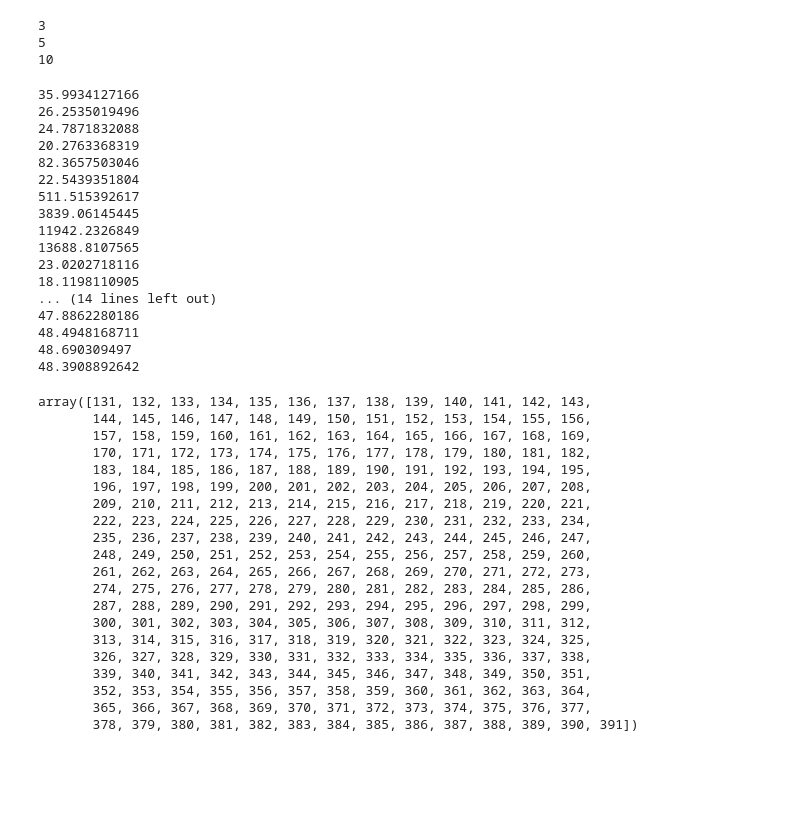
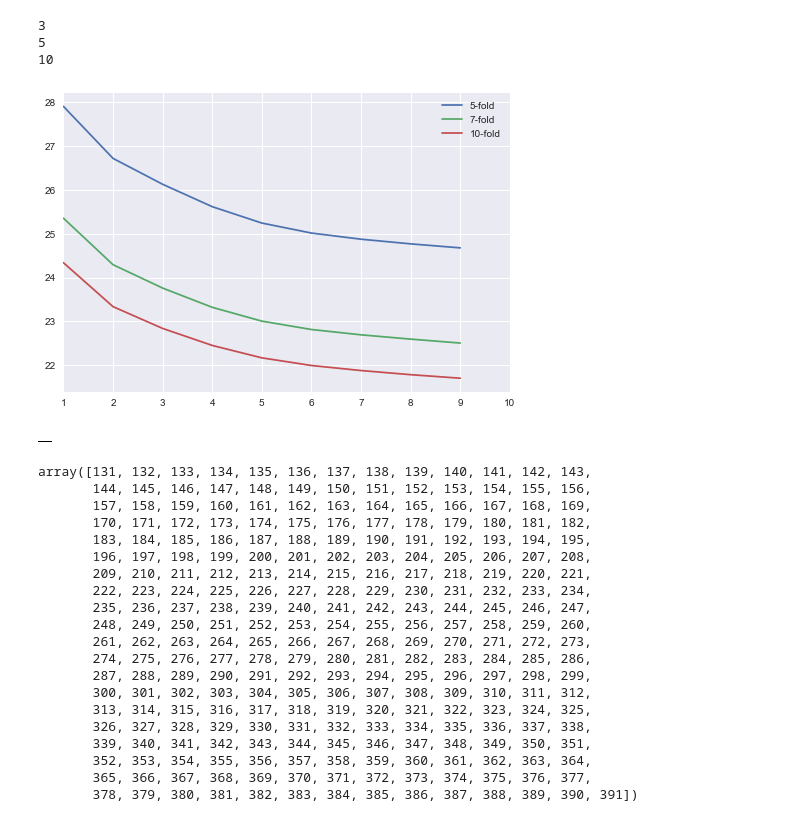
Before and after one commit to tvganesh/ML-Part2, a Jupyter notebook: RandPython-Part2.ipynb, the cells around one changed output. Cells and saved outputs as stored; diff of their text form; code cells hidden in the pictures; blank space fills up the shorter version.

```diff
--- a/RandPython-Part2.ipynb
+++ b/RandPython-Part2.ipynb
@@ -452,61 +452,66 @@ for i, value in enumerate(fold):
 # %%
 
 #a=np.zeros(30).reshape(3,10)
 #cv_error=[]
 #mse_error=[]
 #fold=[3,5,10]
 #degree1=[1,2,3,4,5,6,7,8,9,10]
 #for i, value in enumerate(fold):
 from sklearn.cross_validation import train_test_split, KFold
 from sklearn.preprocessing import PolynomialFeatures
 from sklearn.metrics import mean_squared_error
 autoDF =pd.read_csv("auto_mpg.csv",encoding="ISO-8859-1")
 autoDF.shape
 autoDF.columns
 autoDF1=autoDF[['mpg','cylinder','displacement','horsepower','weight','acceleration','year']]
 autoDF2 = autoDF1.apply(pd.to_numeric, errors='coerce')
 autoDF3=autoDF2.dropna()
 autoDF3.shape
 #X=autoDF3[['cylinder','displacement','horsepower','weight']]
 X=autoDF3[['horsepower']]
 y=autoDF3['mpg']
 
+# For degreee
+def computeCVError(X,y,folds):
+    deg=[]
+    mse=[]
+    degree1=[1,2,3,4,5,6,7,8,9,10]
+    for j in degree1:
+        kf = KFold(len(X),n_folds=folds)
+        for train_index, test_index in kf:
+            X_train, X_test = X.iloc[train_index], X.iloc[test_index]
+            y_train, y_test = y.iloc[train_index], y.iloc[test_index]
 
+            poly = PolynomialFeatures(degree=j)
+            X_train_poly = poly.fit_transform(X_train)
+            X_test_poly = poly.fit_transform(X_test)
+            linreg = LinearRegression().fit(X_train_poly, y_train)
+            y_pred = linreg.predict(X_test_poly)
+            test_mse = mean_squared_error(y_test, y_pred)
+            mse.append(test_mse)
+        deg.append(np.mean(mse))
 
-kf = KFold(len(X_poly),n_folds=3)
-for train_index, test_index in kf:
-                X_train, X_test = X.iloc[train_index], X.iloc[test_index]
-                y_train, y_test = y.iloc[train_index], y.iloc[test_index]
-                for j in degree1:
-                    poly = PolynomialFeatures(degree=j)
-                    X_train_poly = poly.fit_transform(X_train)
-                    X_test_poly = poly.fit_transform(X_test)
-                    linreg = LinearRegression().fit(X_train_poly, y_train)
-                    cv_scores = cross_val_score(linreg, X, y,cv=value)
-                    y_pred = linreg.predict(X_test_poly)
-                    test_mse = mean_squared_error(y_test, y_pred)
-                    print(test_mse)
-                #a[i,j-1]=test_mse
-        #print(test_mse)
-        #mse_error.append(test_mse)
+    return(deg)
+
+df=pd.DataFrame()
+for folds in [5,7,10]:
+    cvError=computeCVError(X,y,folds)
+    df1=pd.DataFrame(cvError)
+    df=pd.concat([df,df1],axis=1)
+    #print(cvError)
+
+df.columns=['5-fold','7-fold','10-fold']
+df1=df.reindex([1,2,3,4,5,6,7,8,9,10])
+df1
+df1.plot()
+plt.show()
 # %% [output]
-35.9934127166
-26.2535019496
-24.7871832088
-20.2763368319
-82.3657503046
-22.5439351804
-511.515392617
-3839.06145445
-11942.2326849
-13688.8107565
-23.0202718116
-18.1198110905
-... (14 lines left out)
-47.8862280186
-48.4948168711
-48.690309497
-48.3908892642
+[figure, added]
+# %%
+df=pd.DataFrame()
+df
+# %% [output]
+|  |
 # %%
 from sklearn.cross_validation import train_test_split, KFold
 from sklearn.preprocessing import PolynomialFeatures
```
Also changed, not shown: parts of 1 cell of this notebook.
